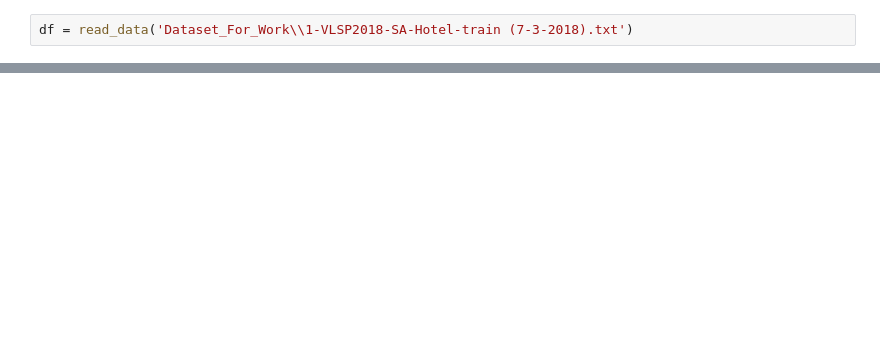
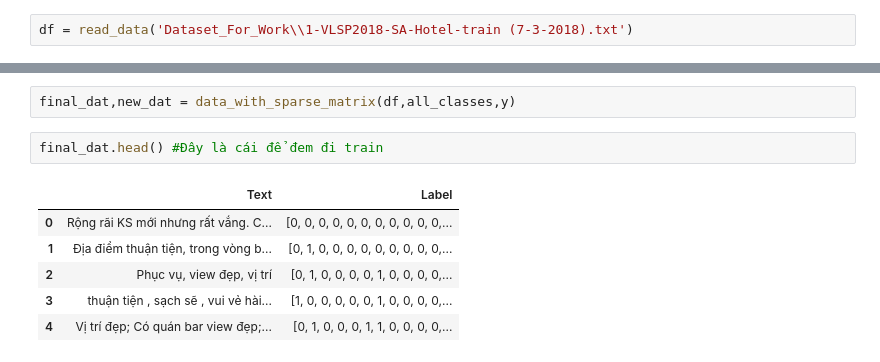
Before and after one commit to garnalam/Sentiment_Classification, a Jupyter notebook: Restaurant_Hotel_Review_Sentiment_Classification/preprocessing.ipynb, the cells around one changed output, grey strips where cells are left out. Saved outputs shown, nothing was run; the diff lists cells and outputs as text; blank space fills up the shorter version.

```diff
--- a/Restaurant_Hotel_Review_Sentiment_Classification/preprocessing.ipynb
+++ b/Restaurant_Hotel_Review_Sentiment_Classification/preprocessing.ipynb
@@ -63,0 +130,11 @@ all_classes
+# %%
+final_dat,new_dat = data_with_sparse_matrix(df,all_classes,y)
+# %%
+final_dat.head() #Đây là cái để đem đi train
+# %% [output]
+|  | Text | Label |
+| 0 | Rộng rãi KS mới nhưng rất vắng. C... | [0, 0, 0, 0, 0, 0, 0, 0, 0, 0, 0,... |
+| 1 | Địa điểm thuận tiện, trong vòng b... | [0, 1, 0, 0, 0, 0, 0, 0, 0, 0, 0,... |
+| 2 | Phục vụ, view đẹp, vị trí | [0, 1, 0, 0, 0, 0, 1, 0, 0, 0, 0,... |
+| 3 | thuận tiện , sạch sẽ , vui vẻ hài... | [1, 0, 0, 0, 0, 0, 1, 0, 0, 0, 0,... |
+| 4 | Vị trí đẹp; Có quán bar view đẹp;... | [0, 1, 0, 0, 0, 1, 1, 0, 0, 0, 0,... |
```
Also changed, not shown: parts of 9 cells of this notebook.
